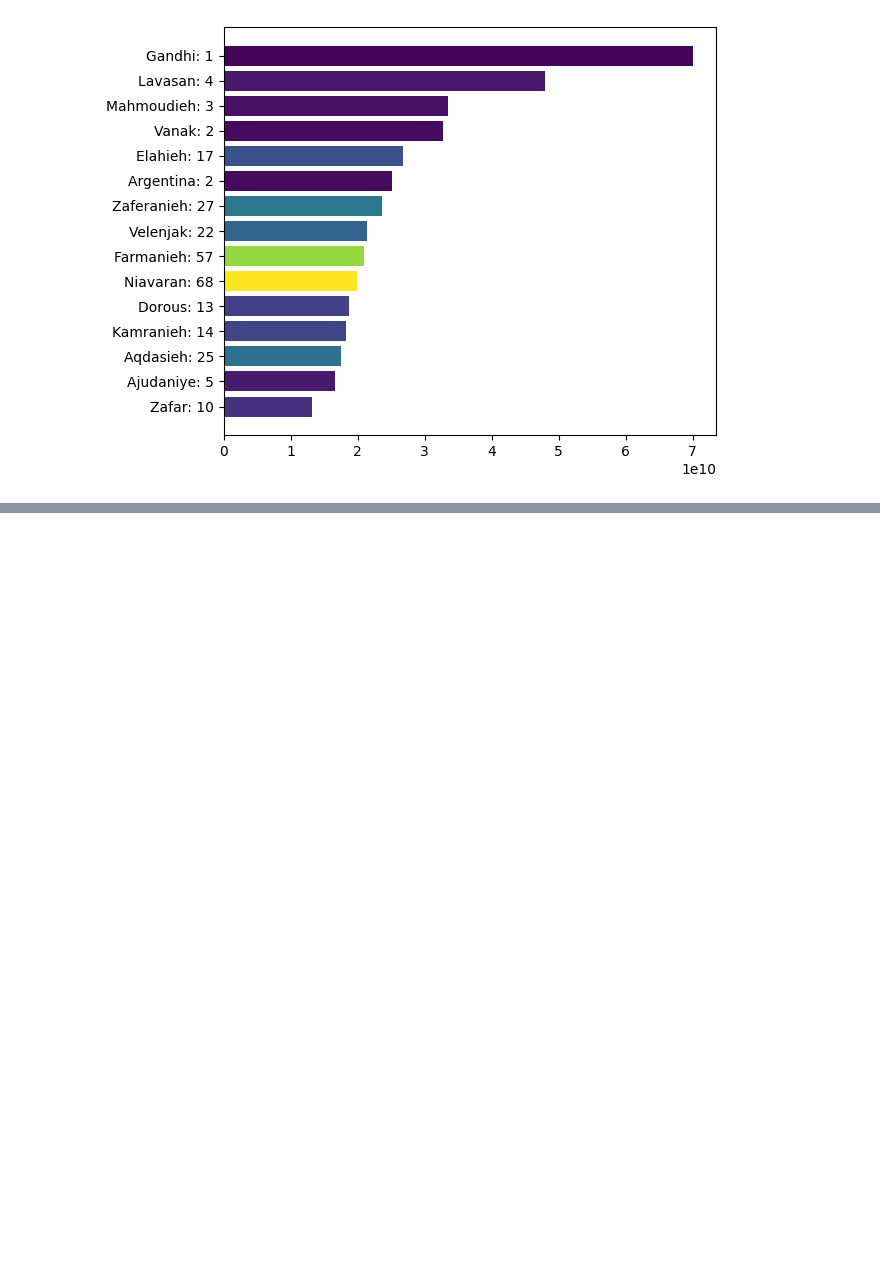
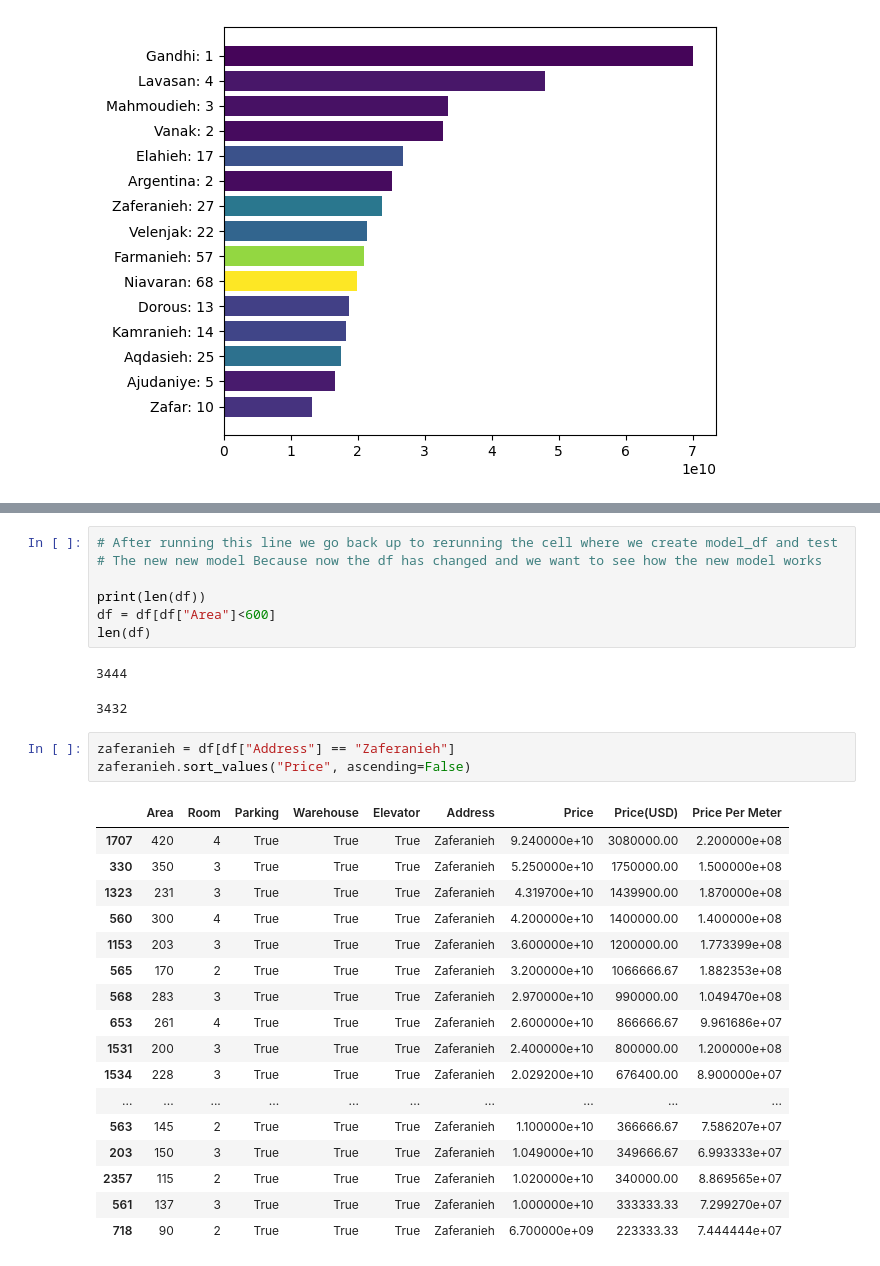
Before and after one commit to ramtinmt/tehran-house-price-prediction, a Jupyter notebook: model.ipynb, the cells around one changed output, grey strips where cells are left out. Saved outputs shown, nothing was run; the diff lists cells and outputs as text; blank space fills up the shorter version.

```diff
--- a/model.ipynb
+++ b/model.ipynb
@@ -500,0 +570,31 @@ plt.show()
+# %%
+# After running this line we go back up to rerunning the cell where we create model_df and test
+# The new new model Because now the df has changed and we want to see how the new model works
+
+print(len(df))
+df = df[df["Area"]<600]
+len(df)
+# %% [output]
+3444
+3432
+# %%
+zaferanieh = df[df["Address"] == "Zaferanieh"]
+zaferanieh.sort_values("Price", ascending=False)
+# %% [output]
+|  | Area | Room | Parking | Warehouse | Elevator | Address | Price | Price(USD) | Price Per Meter |
+| 1707 | 420 | 4 | True | True | True | Zaferanieh | 9.240000e+10 | 3080000.00 | 2.200000e+08 |
+| 330 | 350 | 3 | True | True | True | Zaferanieh | 5.250000e+10 | 1750000.00 | 1.500000e+08 |
+| 1323 | 231 | 3 | True | True | True | Zaferanieh | 4.319700e+10 | 1439900.00 | 1.870000e+08 |
+| 560 | 300 | 4 | True | True | True | Zaferanieh | 4.200000e+10 | 1400000.00 | 1.400000e+08 |
+| 1153 | 203 | 3 | True | True | True | Zaferanieh | 3.600000e+10 | 1200000.00 | 1.773399e+08 |
+| 565 | 170 | 2 | True | True | True | Zaferanieh | 3.200000e+10 | 1066666.67 | 1.882353e+08 |
+| 568 | 283 | 3 | True | True | True | Zaferanieh | 2.970000e+10 | 990000.00 | 1.049470e+08 |
+| 653 | 261 | 4 | True | True | True | Zaferanieh | 2.600000e+10 | 866666.67 | 9.961686e+07 |
+| 1531 | 200 | 3 | True | True | True | Zaferanieh | 2.400000e+10 | 800000.00 | 1.200000e+08 |
+| 1534 | 228 | 3 | True | True | True | Zaferanieh | 2.029200e+10 | 676400.00 | 8.900000e+07 |
+| ... | ... | ... | ... | ... | ... | ... | ... | ... | ... |
+| 563 | 145 | 2 | True | True | True | Zaferanieh | 1.100000e+10 | 366666.67 | 7.586207e+07 |
+| 203 | 150 | 3 | True | True | True | Zaferanieh | 1.049000e+10 | 349666.67 | 6.993333e+07 |
+| 2357 | 115 | 2 | True | True | True | Zaferanieh | 1.020000e+10 | 340000.00 | 8.869565e+07 |
+| 561 | 137 | 3 | True | True | True | Zaferanieh | 1.000000e+10 | 333333.33 | 7.299270e+07 |
+| 718 | 90 | 2 | True | True | True | Zaferanieh | 6.700000e+09 | 223333.33 | 7.444444e+07 |
```
Also changed, not shown: parts of 20 cells of this notebook.
